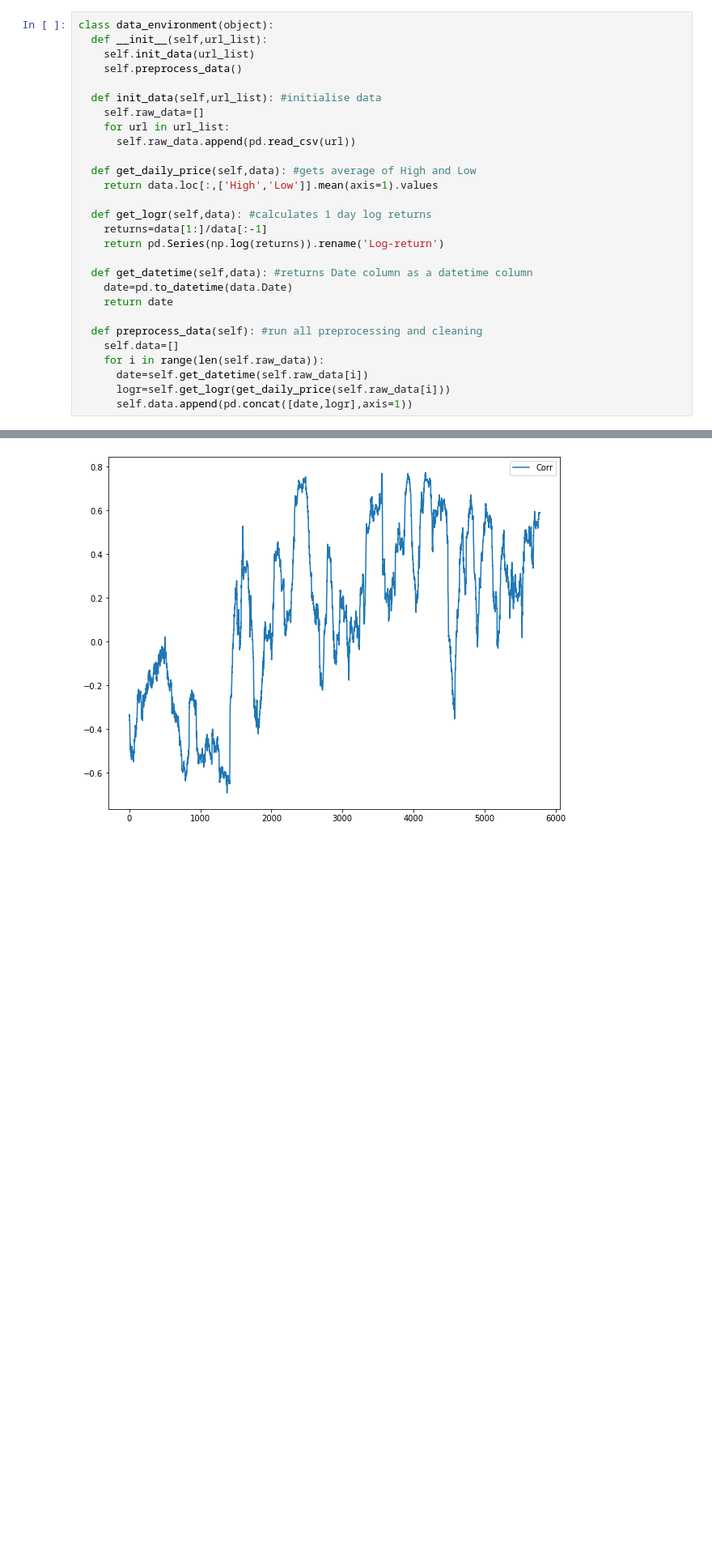
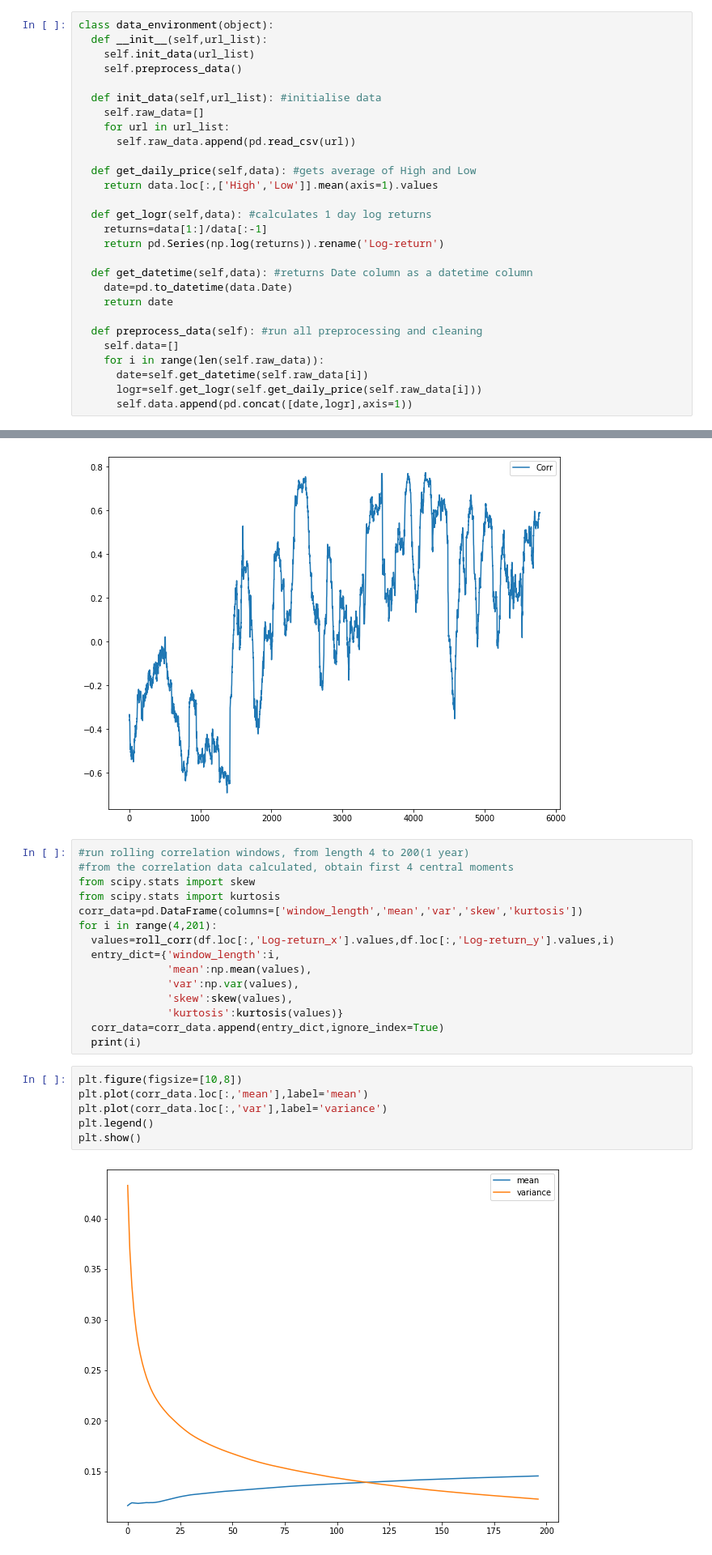
Before and after one commit to huddyyeo/LSE_practitioners_challenge, a Jupyter notebook: Code/data_environment_and_testing.ipynb, the cells around one changed output, grey strips where cells are left out. Shown at 81% size. Drawn from its saved outputs; the diff is of its cells as text; blank space fills up the shorter version.

Commit message:
updated for comparing corr of rolling windows of different lengths

```diff
--- a/Code/data_environment_and_testing.ipynb
+++ b/Code/data_environment_and_testing.ipynb
@@ -61,7 +61,7 @@ class data_environment(object):
     self.data=[]
     for i in range(len(self.raw_data)):
       date=self.get_datetime(self.raw_data[i])
-      logr=self.get_logr(get_daily_price(self.raw_data[i]))
+      logr=self.get_logr(self.get_daily_price(self.raw_data[i]))
       self.data.append(pd.concat([date,logr],axis=1))
 # %%
 sp500_link='https://raw.githubusercontent.com/huddyyeo/LSE_practitioners_challenge/master/Data/%5EGSPC.csv'
@@ -97,3 +97,26 @@ plt.legend()
 plt.show()
 # %% [output]
 [figure]
+# %%
+#run rolling correlation windows, from length 4 to 200(1 year)
+#from the correlation data calculated, obtain first 4 central moments
+from scipy.stats import skew
+from scipy.stats import kurtosis
+corr_data=pd.DataFrame(columns=['window_length','mean','var','skew','kurtosis'])
+for i in range(4,201):
+  values=roll_corr(df.loc[:,'Log-return_x'].values,df.loc[:,'Log-return_y'].values,i)
+  entry_dict={'window_length':i,
+              'mean':np.mean(values),
+              'var':np.var(values),
+              'skew':skew(values),
+              'kurtosis':kurtosis(values)}
+  corr_data=corr_data.append(entry_dict,ignore_index=True)
+  print(i)
+# %%
+plt.figure(figsize=[10,8])
+plt.plot(corr_data.loc[:,'mean'],label='mean')
+plt.plot(corr_data.loc[:,'var'],label='variance')
+plt.legend()
+plt.show()
+# %% [output]
+[figure, added]
```
Also changed, not shown: parts of 3 cells of this notebook.
